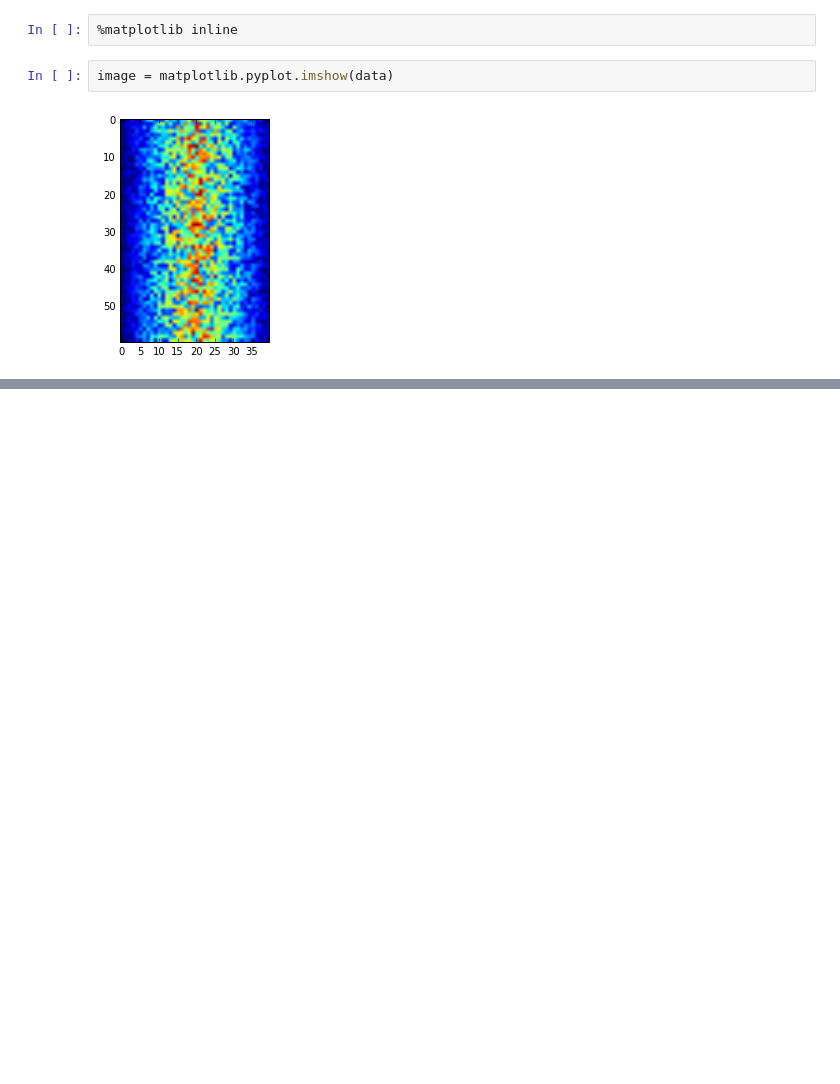
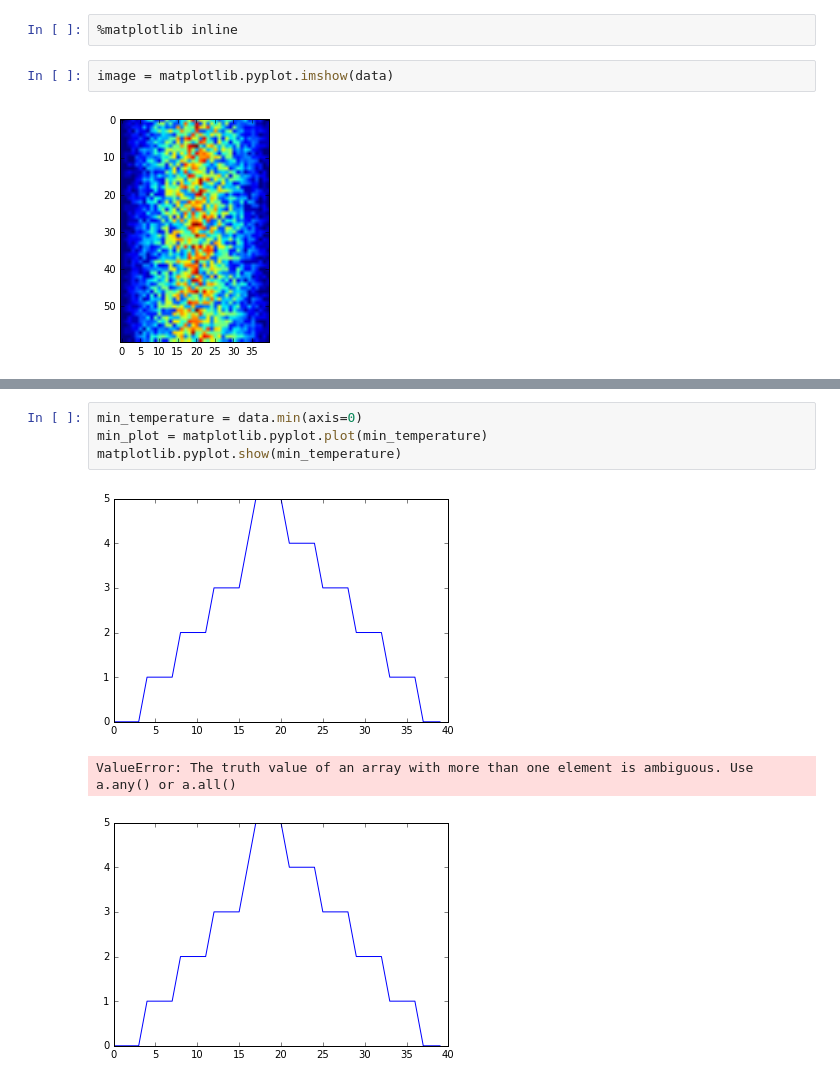
Before and after one commit to callaghanmt/2016-01-18-leeds-pystudents, a Jupyter notebook: 01-analysing-data.ipynb, the cells around one changed output, grey strips where cells are left out. Cells and saved outputs as stored; diff of their text form; blank space fills up the shorter version.

```diff
--- a/01-analysing-data.ipynb
+++ b/01-analysing-data.ipynb
@@ -185,0 +197,8 @@ image = matplotlib.pyplot.imshow(data)
+# %%
+min_temperature = data.min(axis=0)
+min_plot = matplotlib.pyplot.plot(min_temperature)
+matplotlib.pyplot.show(min_temperature)
+# %% [output]
+[figure, added]
+ValueError: The truth value of an array with more than one element is ambiguous. Use a.any() or a.all()
+[figure, added]
```
Also changed, not shown: parts of 8 cells of this notebook, 2 other files.
